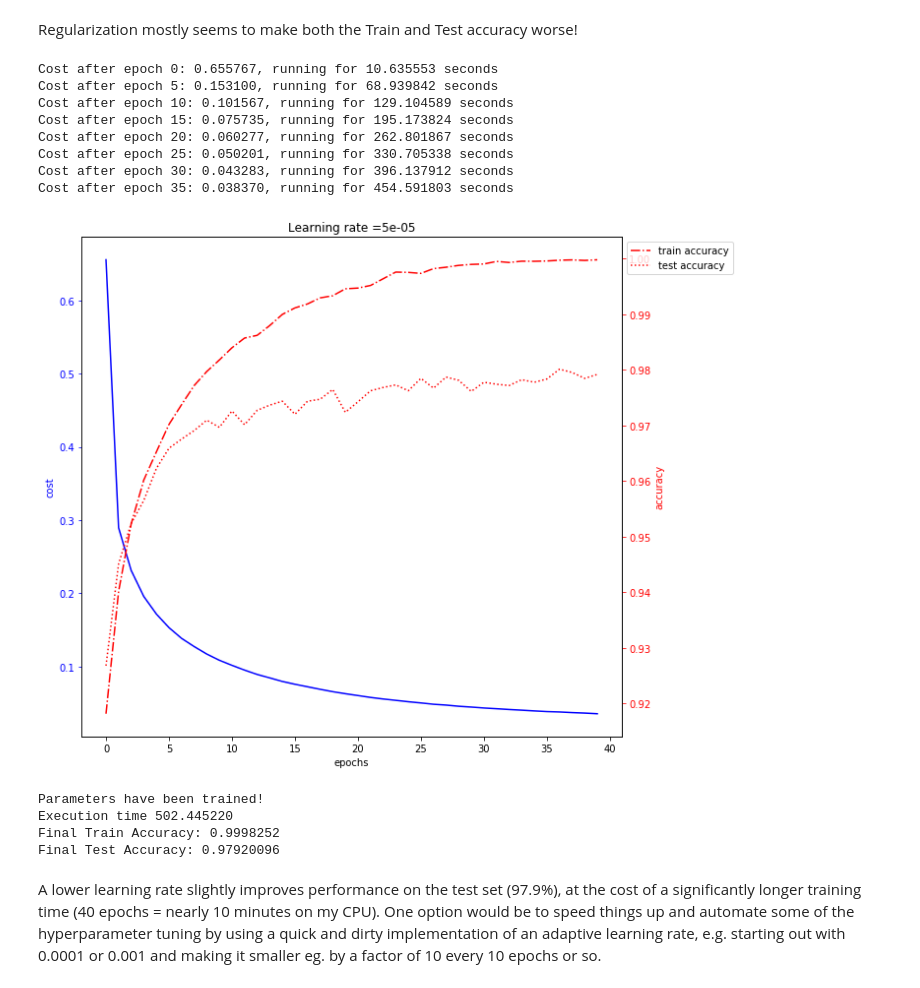
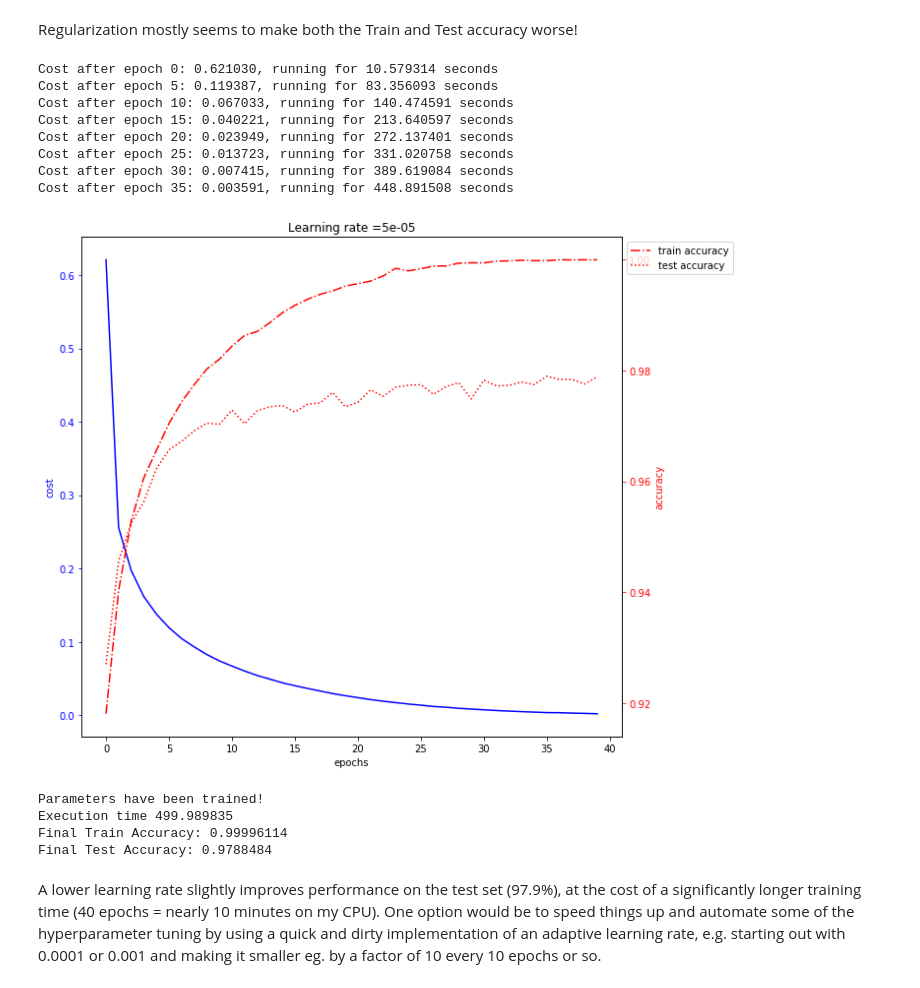
Before and after one commit to nicksexton/handwritten_digit_recognition, a Jupyter notebook: part 2 - mnist dataset.ipynb, the cells around one changed output. Saved outputs shown, nothing was run; the diff lists cells and outputs as text; code cells hidden in the pictures.

```diff
--- a/part 2 - mnist dataset.ipynb
+++ b/part 2 - mnist dataset.ipynb
@@ -239,7 +249,6 @@ def random_mini_batches(X, Y, mini_batch_size = 64, seed = 0):
     X -- input data, of shape (input size, number of examples)
     Y -- true "label" vector (containing 0 if cat, 1 if non-cat), of shape (1, number of examples)
     mini_batch_size - size of the mini-batches, integer
-    seed -- this is only for the purpose of grading, so that you're "random minibatches are the same as ours.
 
     Returns:
     mini_batches -- list of synchronous (mini_batch_X, mini_batch_Y)
@@ -255,7 +264,8 @@ def random_mini_batches(X, Y, mini_batch_size = 64, seed = 0):
     shuffled_Y = Y[:, permutation].reshape((Y.shape[0],m))
 
     # Step 2: Partition (shuffled_X, shuffled_Y). Minus the end case.
-    num_complete_minibatches = math.floor(m/mini_batch_size) # number of mini batches of size mini_batch_size in your partitionning
+    num_complete_minibatches = math.floor(m/mini_batch_size)
+                            # number of mini batches of size mini_batch_size in your partitionning
     for k in range(0, num_complete_minibatches):
         mini_batch_X = shuffled_X[:, k * mini_batch_size : k * mini_batch_size + mini_batch_size]
         mini_batch_Y = shuffled_Y[:, k * mini_batch_size : k * mini_batch_size + mini_batch_size]
@@ -399,7 +409,8 @@ def plot_training_by_epoch (costs, train_accuracy, test_accuracy, learning_rate)
     fig.tight_layout()
     plt.show()
 # %%
-def model(X_train, Y_train, X_test, Y_test, layer_sizes = [784, 400, 150, 10], learning_rate = 0.0001, beta = 0.0,
+def model(X_train, Y_train, X_test, Y_test,
+          layer_sizes = [784, 400, 150, 10], learning_rate = 0.0001, beta = 0.0,
           num_epochs = 50, minibatch_size = 32, print_cost = True):
     """
     Implements a three-layer tensorflow neural network: LINEAR->RELU->LINEAR->RELU->LINEAR->SOFTMAX.
@@ -419,14 +430,15 @@ def model(X_train, Y_train, X_test, Y_test, layer_sizes = [784, 400, 150, 10], l
     parameters -- parameters learnt by the model. They can then be used to predict.
     """
 
-    ops.reset_default_graph()                         # to be able to rerun the model without overwriting tf variables
-    tf.set_random_seed(1)                             # to keep consistent results
-    seed = 3                                          # to keep consistent results
-    (n_x, m) = X_train.shape                          # (n_x: input size, m : number of examples in the train set)
-    n_y = Y_train.shape[0]                            # n_y : output size
-    costs = []                                        # To keep track of the cost (plotting per epoch)
-    train_accuracy = []                               # for plotting per epoch
-    test_accuracy = []                                # for plotting per epoch
+    ops.reset_default_graph()           # to be able to rerun the model without
+                                        # overwriting tf variables
+    tf.set_random_seed(1)               # to keep consistent results
+    seed = 3                            # to keep consistent results
+    (n_x, m) = X_train.shape            # (n_x: input size, m : number of examples in the train set)
+    n_y = Y_train.shape[0]              # n_y : output size
+    costs = []                          # To keep track of the cost (plotting per epoch)
+    train_accuracy = []                 # for plotting per epoch
+    test_accuracy = []                  # for plotting per epoch
 
     X, Y = create_placeholders (n_x, n_y)
     parameters = initialize_parameters_3layers(size_input = layer_sizes[0],
@@ -453,21 +465,24 @@ def model(X_train, Y_train, X_test, Y_test, layer_sizes = [784, 400, 150, 10], l
         # Do the training loop
         for epoch in range(num_epochs):
 
-            epoch_cost = 0.                       # Defines a cost related to an epoch
-            num_minibatches = int(m / minibatch_size) # number of minibatches of size minibatch_size in the train set
+            epoch_cost = 0.                           # Defines a cost related to an epoch
+            num_minibatches = int(m / minibatch_size) # number of minibatches of size
+                                                      # minibatch_size in the train set
             seed = seed + 1
             minibatches = random_mini_batches(X_train, Y_train, minibatch_size, seed)
 
             for minibatch in minibatches:
                 (minibatch_X, minibatch_Y) = minibatch
                 # the line that runs the optimizer
-                _ , minibatch_cost = sess.run([optimizer, cost], feed_dict={X:minibatch_X, Y:minibatch_Y})
+                _ , minibatch_cost = sess.run([optimizer, cost], feed_dict={X:minibatch_X,
+                                                                            Y:minibatch_Y})
                 epoch_cost += minibatch_cost / num_minibatches
 
             # Print the cost every epoch
             if print_cost == True and epoch % 5 == 0:
                 timer = time.time() - tic
-                print ("Cost after epoch %i: %f, running for %f seconds" % (epoch, epoch_cost, timer))
+                print ("Cost after epoch %i: %f, running for %f seconds" % (epoch,
+                                                                            epoch_cost, timer))
             if print_cost == True and epoch % 1 == 0:
                 costs.append(epoch_cost)
                 # evaluate accuracy
@@ -685,22 +708,22 @@ Regularization mostly seems to make both the Train and Test accuracy worse!
 # %%
 # try smaller learning rate trained for longer
 parameters = model(train_set_X, train_set_Y_one_hot, dev_set_X, dev_set_Y_one_hot,
-                   learning_rate = 0.00005, beta = 0.0001, num_epochs = 40)
-                    # was: learning rate = 0.00005, beta =
+                   learning_rate = 0.00005, beta = 0.0, num_epochs = 40)
+                    # was: learning rate = 0.00005, beta = 0.0001
                     # default layer sizes - layer_sizes = [784, 400, 150, 10]
 # %% [output]
-Cost after epoch 0: 0.655767, running for 10.635553 seconds
-Cost after epoch 5: 0.153100, running for 68.939842 seconds
-Cost after epoch 10: 0.101567, running for 129.104589 seconds
-Cost after epoch 15: 0.075735, running for 195.173824 seconds
-Cost after epoch 20: 0.060277, running for 262.801867 seconds
-Cost after epoch 25: 0.050201, running for 330.705338 seconds
-Cost after epoch 30: 0.043283, running for 396.137912 seconds
-Cost after epoch 35: 0.038370, running for 454.591803 seconds
+Cost after epoch 0: 0.621030, running for 10.579314 seconds
+Cost after epoch 5: 0.119387, running for 83.356093 seconds
+Cost after epoch 10: 0.067033, running for 140.474591 seconds
+Cost after epoch 15: 0.040221, running for 213.640597 seconds
+Cost after epoch 20: 0.023949, running for 272.137401 seconds
+Cost after epoch 25: 0.013723, running for 331.020758 seconds
+Cost after epoch 30: 0.007415, running for 389.619084 seconds
+Cost after epoch 35: 0.003591, running for 448.891508 seconds
-[figure, old version]
+[figure, new version]
 Parameters have been trained!
-Execution time 502.445220
-Final Train Accuracy: 0.9998252
-Final Test Accuracy: 0.97920096
+Execution time 499.989835
+Final Train Accuracy: 0.99996114
+Final Test Accuracy: 0.9788484
 # %% [markdown]
 A lower learning rate slightly improves performance on the test set (97.9%), at the cost of a significantly longer training time (40 epochs = nearly 10 minutes on my CPU). One option would be to speed things up and automate some of the hyperparameter tuning by using a quick and dirty implementation of an adaptive learning rate, e.g. starting out with 0.0001 or 0.001 and making it smaller eg. by a factor of 10 every 10 epochs or so.
```
Also changed, not shown: parts of 7 cells of this notebook.
